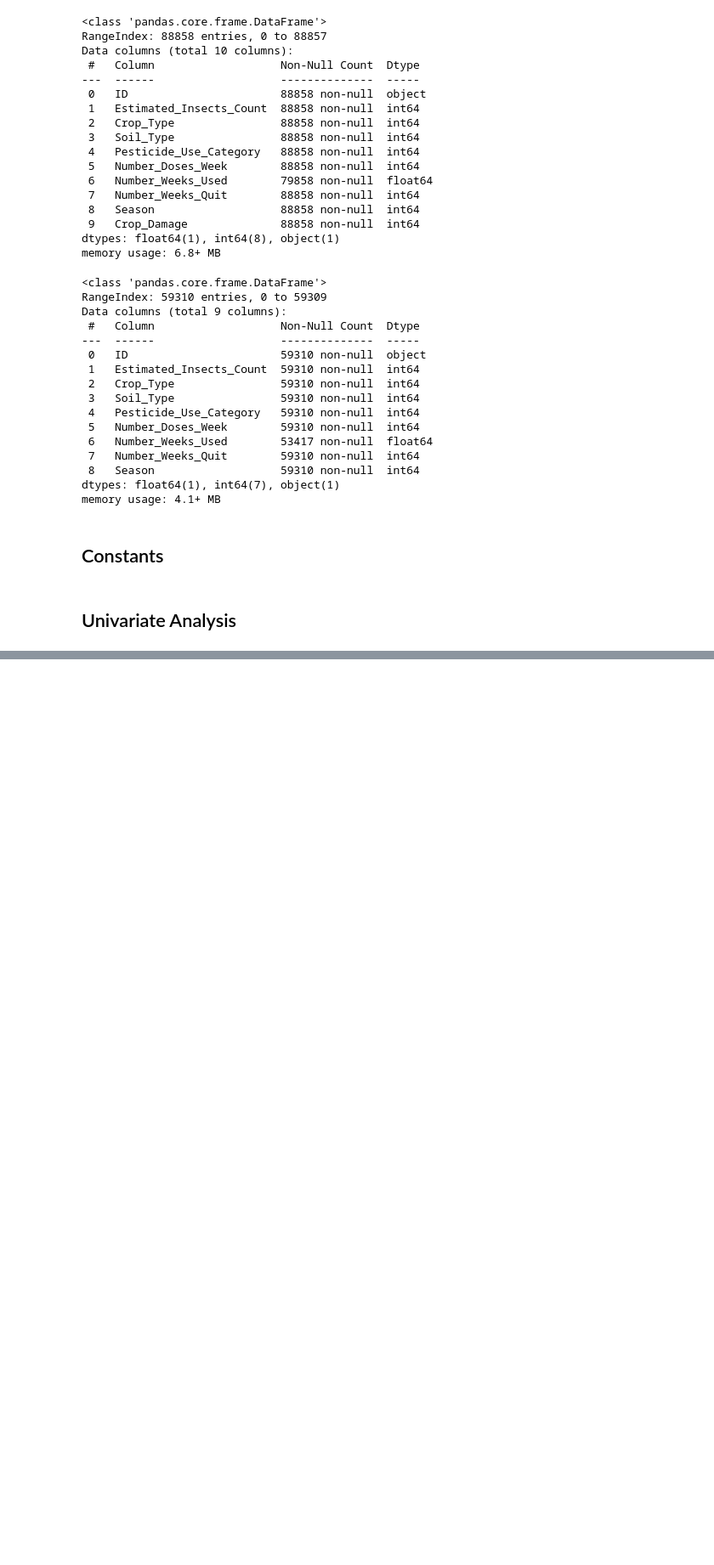
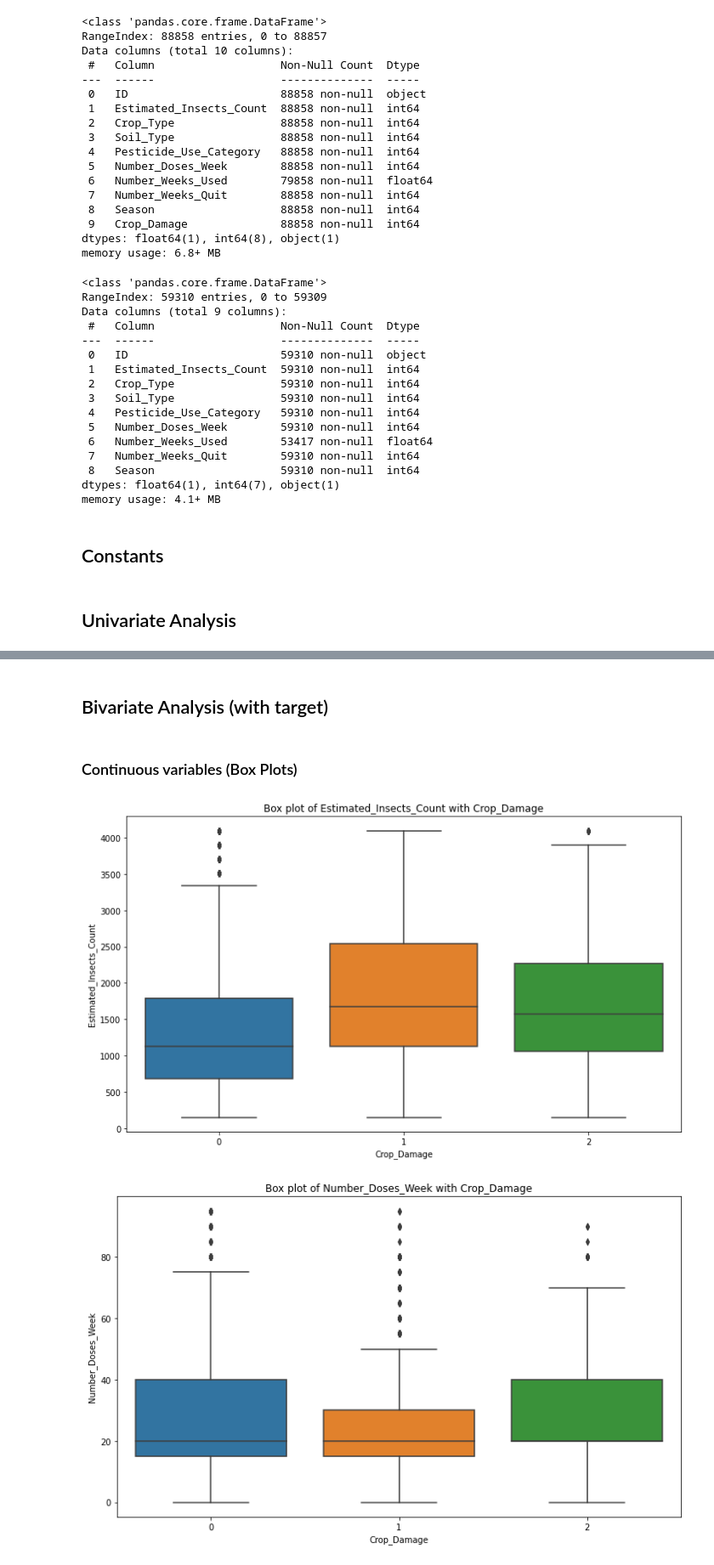
Before and after one commit to teja275/Janatahack-Machine-Learning-in-Agriculture, a Jupyter notebook: Notebooks/explore.ipynb, the cells around one changed output, grey strips where cells are left out. Shown at 85% size. Saved outputs shown, nothing was run; the diff lists cells and outputs as text; code cells hidden in the pictures; blank space fills up the shorter version.

```diff
--- a/Notebooks/explore.ipynb
+++ b/Notebooks/explore.ipynb
@@ -138,0 +193,2 @@ TypeError: list expected at most 1 argument, got 2
+# %% [markdown]
+## Bivariate Analysis (with target)
@@ -138,0 +197,12 @@ TypeError: list expected at most 1 argument, got 2
+# %% [markdown]
+### Continuous variables (Box Plots)
+# %%
+for column in train_data.columns:
+    if (column != ID) and (column !=target) and (column not in categorical_cols):
+        plt.figure(figsize=(12,7))
+        g = sns.boxplot(train_data[target], train_data[column])
+        g.set_title(f'Box plot of {column} with {target}')
+        plt.savefig(f'../Plots/Bivariate Analysis/with_target/with_{column}', dpi=300)
+# %% [output]
+[figure, added]
+[figure, added]
```
Also changed, not shown: parts of 14 cells of this notebook.
